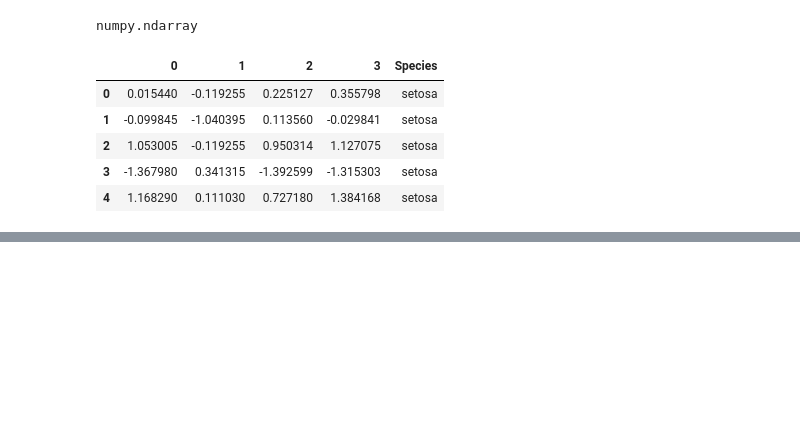
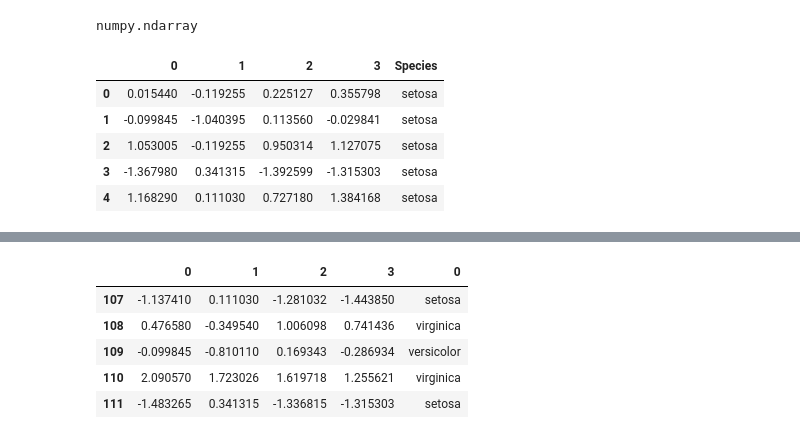
Before and after one commit to gundaminpde/2023-spring, a Jupyter notebook: 02_1_kNN.ipynb, the cells around one changed output, grey strips where cells are left out. Drawn from its saved outputs; the diff is of its cells as text; code cells hidden in the pictures; blank space fills up the shorter version.

```diff
--- a/02_1_kNN.ipynb
+++ b/02_1_kNN.ipynb
@@ -371,0 +391,9 @@ df_cat_std.shape
+# %%
+df_cat_std.tail()
+# %% [output]
+|  | 0 | 1 | 2 | 3 | 0 |
+| 107 | -1.137410 | 0.111030 | -1.281032 | -1.443850 | setosa |
+| 108 | 0.476580 | -0.349540 | 1.006098 | 0.741436 | virginica |
+| 109 | -0.099845 | -0.810110 | 0.169343 | -0.286934 | versicolor |
+| 110 | 2.090570 | 1.723026 | 1.619718 | 1.255621 | virginica |
+| 111 | -1.483265 | 0.341315 | -1.336815 | -1.315303 | setosa |
```
Also changed, not shown: parts of 7 cells of this notebook.
